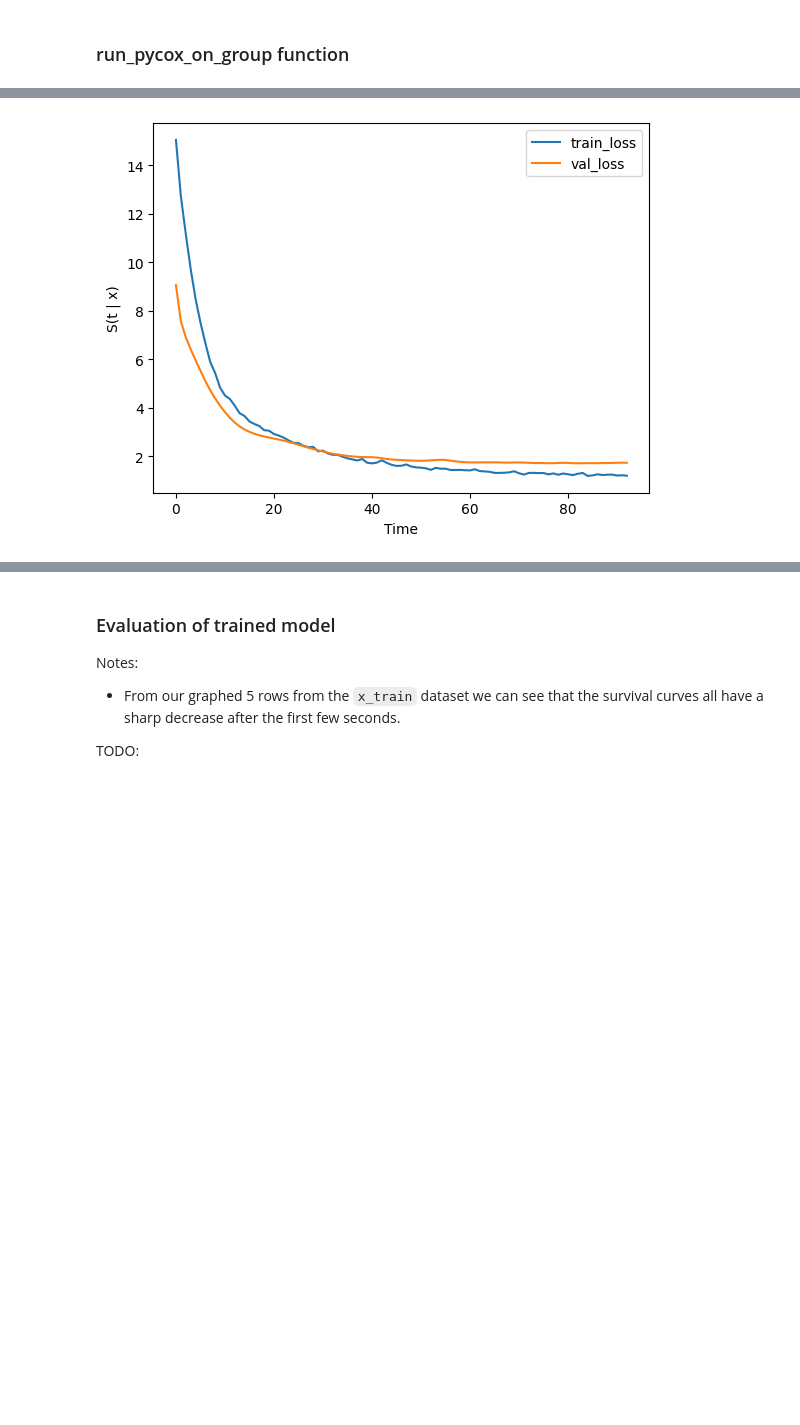
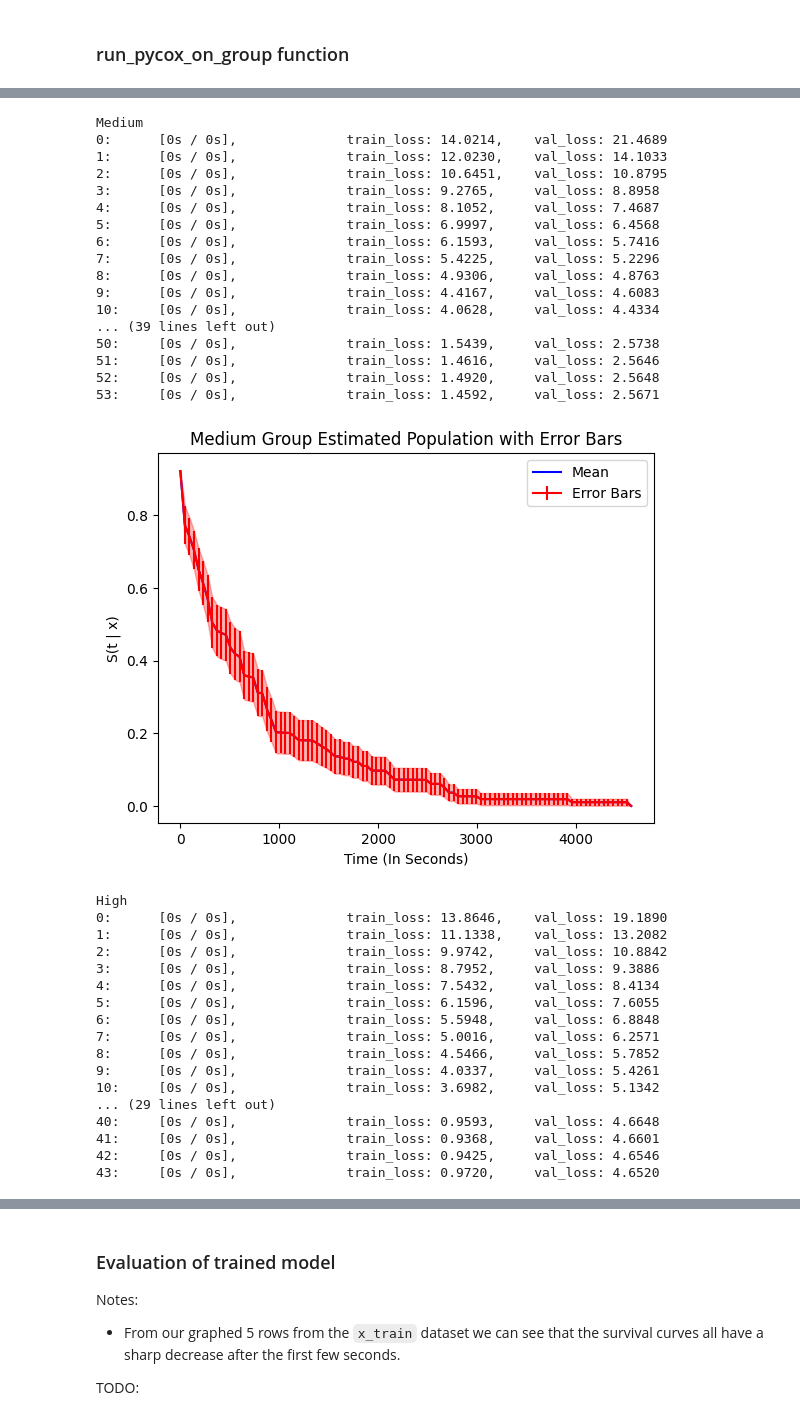
Before and after one commit to puckybreg/Native-Bee-Thesis, a Jupyter notebook: notebook_for_data_analysis.ipynb, the cells around one changed output, grey strips where cells are left out. Saved outputs shown, nothing was run; the diff lists cells and outputs as text; code cells hidden in the pictures; blank space fills up the shorter version.

Commit message:
running `graph_mean_and_sem` on temp bins

```diff
--- a/notebook_for_data_analysis.ipynb
+++ b/notebook_for_data_analysis.ipynb
@@ -762,0 +763,33 @@ plot_training_val_loss(fit_model, base_model, x_test)
+# %%
+def graph_mean_and_sem(surv, group_name):
+  surv['mean'] = surv.mean(axis=1)
+  surv['sem'] = surv.sem(axis='columns')
+
+  # Calculate the upper and lower error bounds
+  surv['upper_bound'] = surv['mean'] + surv['sem']
+  surv['lower_bound'] = surv['mean'] - surv['sem']
+
+  # Create the figure and axis objects
+  fig, ax = plt.subplots()
+
+  # Plot the mean line
+  ax.plot(surv.index, surv['mean'], color='blue', label='Mean')
+
+  # Plot the error bars
+  ax.errorbar(surv.index, surv['mean'], yerr=surv['sem'], color='red', label='Error Bars')
+
+  # Fill between the upper and lower error bounds
+  ax.fill_between(surv.index, surv['lower_bound'], surv['upper_bound'], color='red', alpha=0.3)
+
+  # Set the axis labels and title
+  ax.set_xlabel('Time (In Seconds)')
+  ax.set_ylabel('S(t | x)')
+  ax.set_title(f'{group_name} Group Estimated Population with Error Bars')
+
+  # Add a legend
+  ax.legend()
+
+  # Show the plot
+  plt.show()
+
+graph_mean_and_sem(surv, 'x_test')
@@ -767,6 +802,8 @@ for group in temp_groups:
   cols_input = ['interval', 'status', 'temp', 'dwpt', 'wspd', 'coco', 'same_insect']
   df_train = df[cols_input]
   fit_model, base_model, x_test = run_pycox_on_group(df_train)
-  plot_training_val_loss(fit_model, base_model, x_test)
+  surv = base_model.predict_surv_df(x_test)
+  graph_mean_and_sem(surv, group)
+  # plot_training_val_loss(fit_model, base_model, x_test)
 # %% [output]
 Low
@@ -790 +827,35 @@ Low
+Medium
+0:      [0s / 0s],              train_loss: 14.0214,    val_loss: 21.4689
+1:      [0s / 0s],              train_loss: 12.0230,    val_loss: 14.1033
+2:      [0s / 0s],              train_loss: 10.6451,    val_loss: 10.8795
+3:      [0s / 0s],              train_loss: 9.2765,     val_loss: 8.8958
+4:      [0s / 0s],              train_loss: 8.1052,     val_loss: 7.4687
+5:      [0s / 0s],              train_loss: 6.9997,     val_loss: 6.4568
+6:      [0s / 0s],              train_loss: 6.1593,     val_loss: 5.7416
+7:      [0s / 0s],              train_loss: 5.4225,     val_loss: 5.2296
+8:      [0s / 0s],              train_loss: 4.9306,     val_loss: 4.8763
+9:      [0s / 0s],              train_loss: 4.4167,     val_loss: 4.6083
+10:     [0s / 0s],              train_loss: 4.0628,     val_loss: 4.4334
+... (39 lines left out)
+50:     [0s / 0s],              train_loss: 1.5439,     val_loss: 2.5738
+51:     [0s / 0s],              train_loss: 1.4616,     val_loss: 2.5646
+52:     [0s / 0s],              train_loss: 1.4920,     val_loss: 2.5648
+53:     [0s / 0s],              train_loss: 1.4592,     val_loss: 2.5671
-[figure, old version]
+[figure, new version]
+High
+0:      [0s / 0s],              train_loss: 13.8646,    val_loss: 19.1890
+1:      [0s / 0s],              train_loss: 11.1338,    val_loss: 13.2082
+2:      [0s / 0s],              train_loss: 9.9742,     val_loss: 10.8842
+3:      [0s / 0s],              train_loss: 8.7952,     val_loss: 9.3886
+4:      [0s / 0s],              train_loss: 7.5432,     val_loss: 8.4134
+5:      [0s / 0s],              train_loss: 6.1596,     val_loss: 7.6055
+6:      [0s / 0s],              train_loss: 5.5948,     val_loss: 6.8848
+7:      [0s / 0s],              train_loss: 5.0016,     val_loss: 6.2571
+8:      [0s / 0s],              train_loss: 4.5466,     val_loss: 5.7852
+9:      [0s / 0s],              train_loss: 4.0337,     val_loss: 5.4261
+10:     [0s / 0s],              train_loss: 3.6982,     val_loss: 5.1342
+... (29 lines left out)
+40:     [0s / 0s],              train_loss: 0.9593,     val_loss: 4.6648
+41:     [0s / 0s],              train_loss: 0.9368,     val_loss: 4.6601
+42:     [0s / 0s],              train_loss: 0.9425,     val_loss: 4.6546
+43:     [0s / 0s],              train_loss: 0.9720,     val_loss: 4.6520
```
Also changed, not shown: parts of 6 cells of this notebook.
